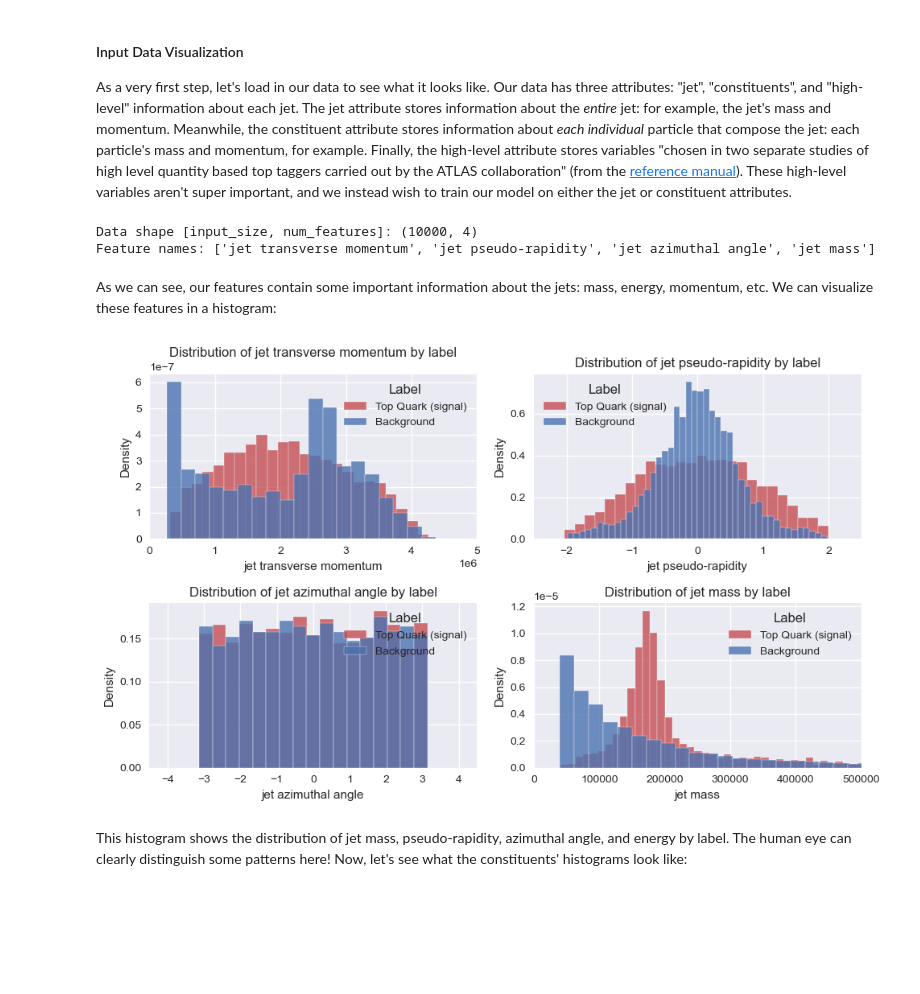
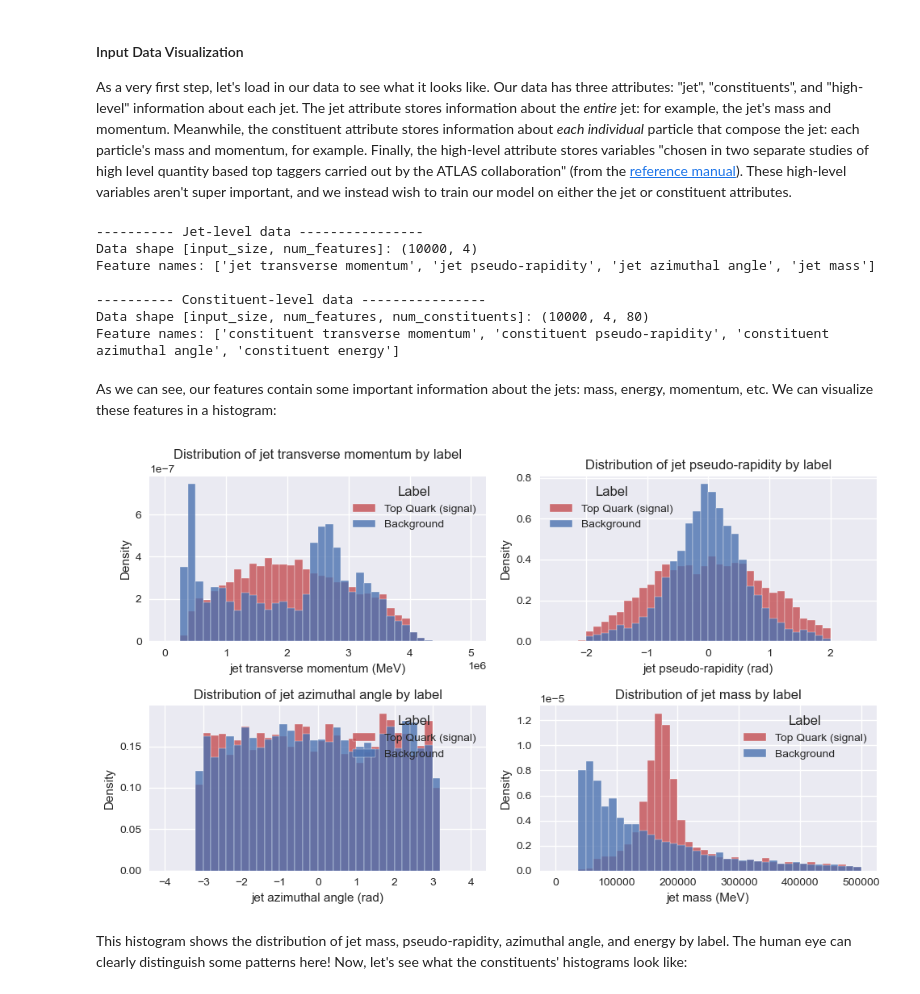
Before and after one commit to baron-de-montblanc/DL-Final-Project, a Jupyter notebook: workbook.ipynb, the cells around one changed output. Drawn from its saved outputs; the diff is of its cells as text; code cells hidden in the pictures; blank space fills up the shorter version.

Commit message:
fixed some bugs in visualize

```diff
--- a/workbook.ipynb
+++ b/workbook.ipynb
@@ -28,20 +28,31 @@ plt.style.use("seaborn-v0_8")
 
 As a very first step, let's load in our data to see what it looks like. Our data has three attributes: "jet", "constituents", and "high-level" information about each jet. The jet attribute stores information about the *entire* jet: for example, the jet's mass and momentum. Meanwhile, the constituent attribute stores information about *each individual* particle that compose the jet: each particle's mass and momentum, for example. Finally, the high-level attribute stores variables "chosen in two separate studies of high level quantity based top taggers carried out by the ATLAS collaboration" (from the [reference manual](https://gitlab.cern.ch/atlas/ATLAS-top-tagging-open-data/-/tree/master?ref_type=heads)). These high-level variables aren't super important, and we instead wish to train our model on either the jet or constituent attributes.
 # %%
-data, labels, weights, features = get_data("./data/reduced_atlas_dataset.h5", attribute="jet")
+jet_data, jet_labels, jet_weights, jet_features = get_data("./data/reduced_atlas_dataset.h5", attribute="jet")
+cons_data, cons_labels, cons_weights, cons_features = get_data("./data/reduced_atlas_dataset.h5", attribute="constituents")
 
-print("Data shape [input_size, num_features]:", data.shape)
-print("Feature names:", [human_feature(f) for f in features])
+print("---------- Jet-level data ----------------")
+print("Data shape [input_size, num_features]:", jet_data.shape)
+print("Feature names:", [human_feature(f) for f in jet_features],"\n")
+
+print("---------- Constituent-level data ----------------")
+print("Data shape [input_size, num_features, num_constituents]:", cons_data.shape)
+print("Feature names:", [human_feature(f) for f in cons_features])
 # %% [output]
+---------- Jet-level data ----------------
 Data shape [input_size, num_features]: (10000, 4)
 Feature names: ['jet transverse momentum', 'jet pseudo-rapidity', 'jet azimuthal angle', 'jet mass']
+
+---------- Constituent-level data ----------------
+Data shape [input_size, num_features, num_constituents]: (10000, 4, 80)
+Feature names: ['constituent transverse momentum', 'constituent pseudo-rapidity', 'constituent azimuthal angle', 'constituent energy']
 # %% [markdown]
 As we can see, our features contain some important information about the jets: mass, energy, momentum, etc. We can visualize these features in a histogram:
 # %%
 from visualize import *
 
-plot_1D_distributions(data, labels, attribute='jet')
+plot_1D_distributions(jet_data, jet_labels, jet_features, nbins=40)
 # %% [output]
-[figure, old version]
+[figure, new version]
 # %% [markdown]
 This histogram shows the distribution of jet mass, pseudo-rapidity, azimuthal angle, and energy by label. The human eye can clearly distinguish some patterns here! Now, let's see what the constituents' histograms look like:
```
Also changed, not shown: parts of 4 cells of this notebook, 2 other files.
